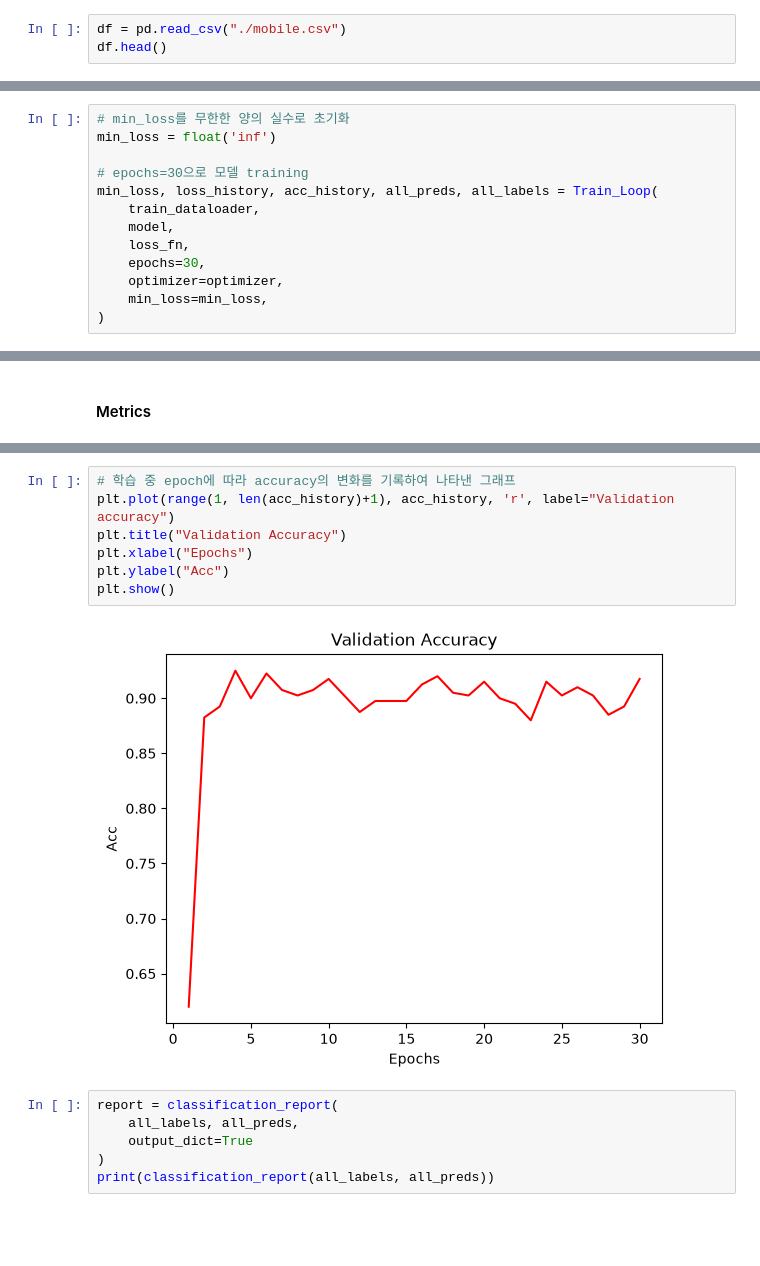
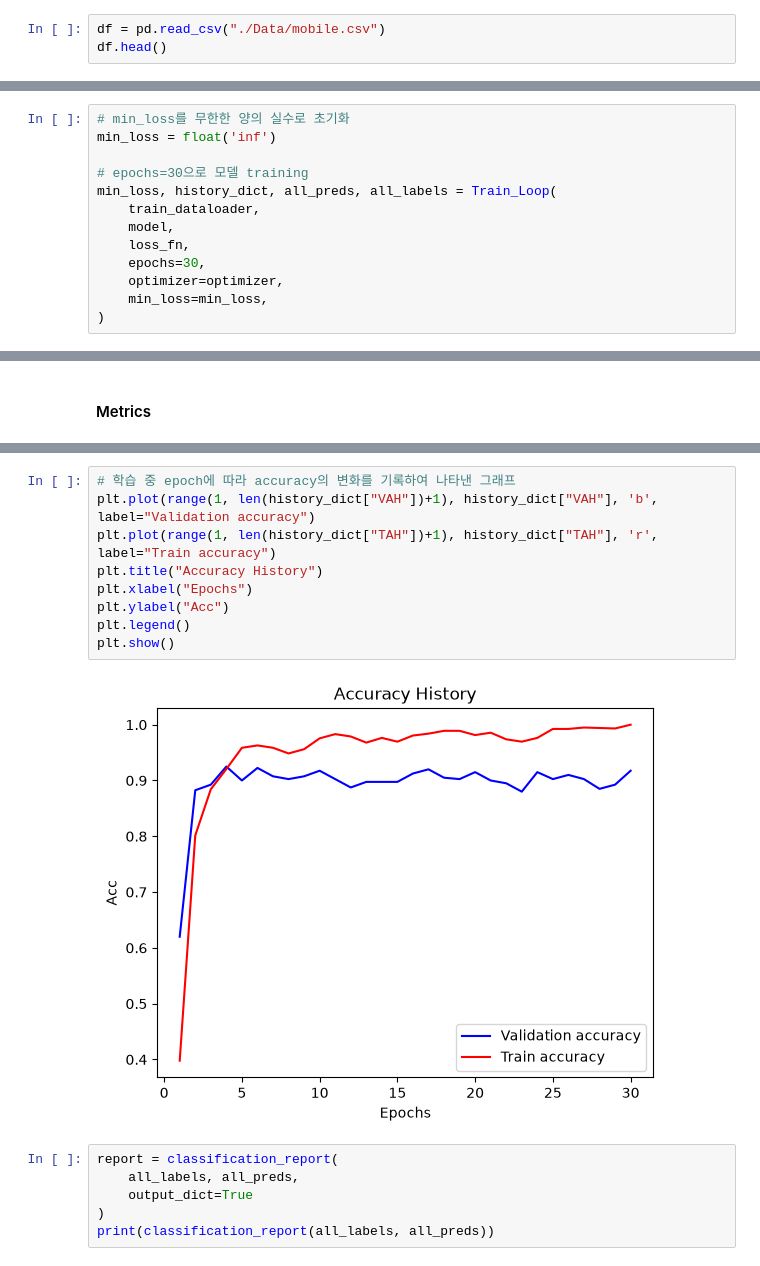
Before and after one commit to leejsya/MLProgramming, a Jupyter notebook: week8/DL_Mobile_Classification.ipynb, the cells around one changed output, grey strips where cells are left out. Saved outputs shown, nothing was run; the diff lists cells and outputs as text; blank space fills up the shorter version.

```diff
--- a/week8/DL_Mobile_Classification.ipynb
+++ b/week8/DL_Mobile_Classification.ipynb
@@ -19,7 +19,7 @@ import seaborn as sns
 # %% [markdown]
 #### Preprocessing
 # %%
-df = pd.read_csv("./mobile.csv")
+df = pd.read_csv("./Data/mobile.csv")
 df.head()
 # %% [output]
 |  | battery_power | blue | clock_speed | dual_sim | fc | four_g | int_memory | m_dep | mobile_wt | ... |
@@ -309,7 +335,7 @@ def Train_Loop(dataloader, model, loss_fn, epochs, optimizer, min_loss):
 min_loss = float('inf')
 
 # epochs=30으로 모델 training
-min_loss, loss_history, acc_history, all_preds, all_labels = Train_Loop(
+min_loss, history_dict, all_preds, all_labels = Train_Loop(
     train_dataloader,
     model,
     loss_fn,
@@ -364,12 +392,14 @@ plt.show()
 # %%
 # 학습 중 epoch에 따라 accuracy의 변화를 기록하여 나타낸 그래프
-plt.plot(range(1, len(acc_history)+1), acc_history, 'r', label="Validation accuracy")
-plt.title("Validation Accuracy")
+plt.plot(range(1, len(history_dict["VAH"])+1), history_dict["VAH"], 'b', label="Validation accuracy")
+plt.plot(range(1, len(history_dict["TAH"])+1), history_dict["TAH"], 'r', label="Train accuracy")
+plt.title("Accuracy History")
 plt.xlabel("Epochs")
 plt.ylabel("Acc")
+plt.legend()
 plt.show()
 # %% [output]
-[figure, old version]
+[figure, new version]
 # %%
 report = classification_report(
     all_labels, all_preds,
```
Also changed, not shown: parts of 3 cells of this notebook.
